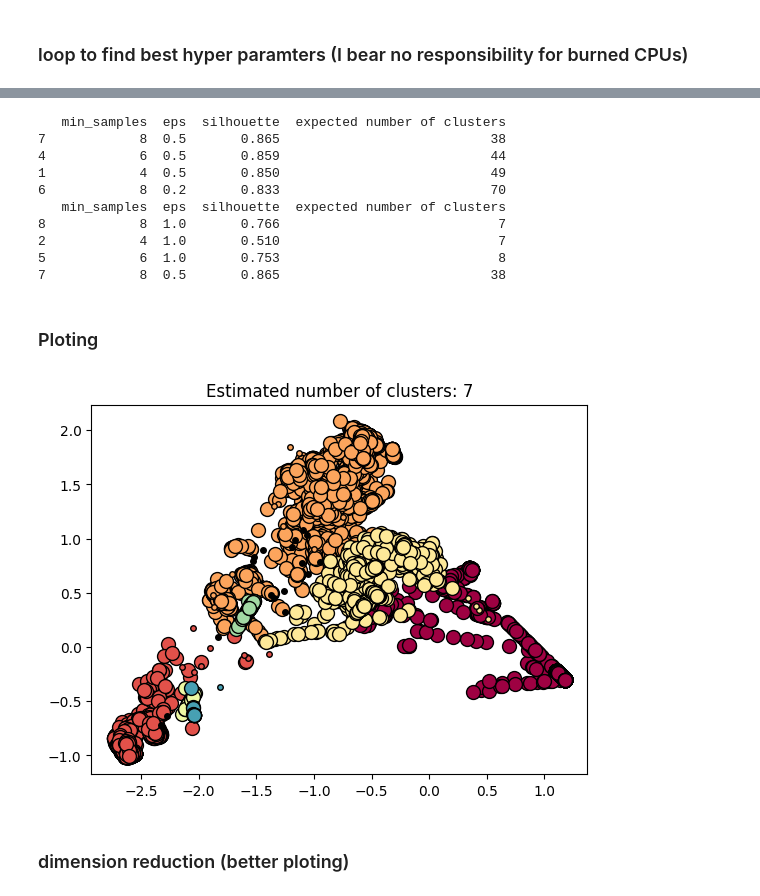
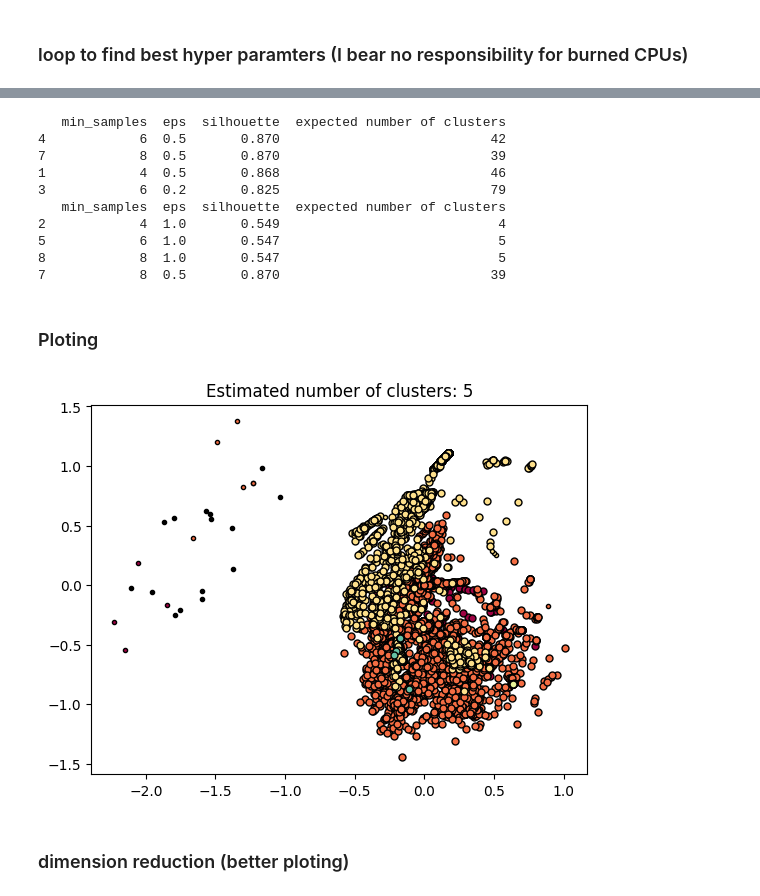
Before and after one commit to NikosKontou/6103_project, a Jupyter notebook: team_project.ipynb, the cells around one changed output, grey strips where cells are left out. Saved outputs shown, nothing was run; the diff lists cells and outputs as text; code cells hidden in the pictures.

```diff
--- a/team_project.ipynb
+++ b/team_project.ipynb
@@ -23,7 +30,5 @@ from sklearn.feature_selection import mutual_info_classif
 # %%
-#insert the data
-
-# the names might be icorect
+# based on kddcup.names from kaggle
 collumnNames =  [
     "duration", "protocol_type", "service", "flag", "src_bytes", "dst_bytes", "land",
     "wrong_fragment", "urgent", "hot", "num_failed_logins", "logged_in",
@@ -38,4 +43,7 @@ collumnNames =  [
 ]
 
 allData =pd.read_csv('kddcup.data_10_percent', header=None, names = collumnNames)
+allData = allData.sample(frac = 0.15)
+# last one is the label
 y_labels = allData.iloc[:, -1]
+set(y_labels)
@@ -87,23 +118,23 @@ for i in np.arange(4, 10, 2):
 # %%
-metricsDF = pd.DataFrame(evaluationMetricsDBSCAN)
-sortedMetrics= metricsDF.sort_values(by=['silhouette'], ascending= False)
-print(sortedMetrics[:4])
-sortedMetrics= sortedMetrics.sort_values(by=['expected number of clusters'], ascending= True)
-print(sortedMetrics[:4])
+# metricsDF = pd.DataFrame(evaluationMetricsDBSCAN)
+# sortedMetrics= metricsDF.sort_values(by=['silhouette'], ascending= False)
+# print(sortedMetrics[:4])
+# sortedMetrics= sortedMetrics.sort_values(by=['expected number of clusters'], ascending= True)
+# print(sortedMetrics[:4])
 # %% [output]
    min_samples  eps  silhouette  expected number of clusters
-7            8  0.5       0.865                           38
-4            6  0.5       0.859                           44
-1            4  0.5       0.850                           49
-6            8  0.2       0.833                           70
+4            6  0.5       0.870                           42
+7            8  0.5       0.870                           39
+1            4  0.5       0.868                           46
+3            6  0.2       0.825                           79
    min_samples  eps  silhouette  expected number of clusters
-8            8  1.0       0.766                            7
-2            4  1.0       0.510                            7
-5            6  1.0       0.753                            8
-7            8  0.5       0.865                           38
+2            4  1.0       0.549                            4
+5            6  1.0       0.547                            5
+8            8  1.0       0.547                            5
+7            8  0.5       0.870                           39
 # %%
-# once more with the best parameters ( i choose something with few clusters)
-db = DBSCAN(eps=1, min_samples=8).fit(data)
+# once more with the best parameters (we choose something with few clusters)
+db = DBSCAN(eps=1, min_samples=6).fit(data)
 core_samples_mask = np.zeros_like(db.labels_, dtype=bool)
 core_samples_mask[db.core_sample_indices_] = True
 labels = db.labels_
@@ -113,31 +144,31 @@ n_clusters_ = len(set(labels)) - (1 if -1 in labels else 0)
 # %%
 n_clusters_ = len(set(labels)) - (1 if -1 in labels else 0)
 plt.figure('dbscan')
 
 unique_labels = set(labels)
 colors = [plt.cm.Spectral(each)
           for each in np.linspace(0, 1, len(unique_labels))]
 for k, col in zip(unique_labels, colors):
     if k == -1:
         col = [0, 0, 0, 1]
 
     class_member_mask = (labels == k)
 
     # core nodes
     xy = data[class_member_mask & core_samples_mask]
-    plt.plot(xy[:, 0], xy[:, 1], 'o', markerfacecolor=tuple(col),
-             markeredgecolor='k', markersize=10)
+    plt.plot(xy[:, 12], xy[:, 4], 'o', markerfacecolor=tuple(col),
+             markeredgecolor='k', markersize=5)
 
     # border nodes
     xy = data[class_member_mask & ~core_samples_mask]
     plt.plot(xy[:, 0], xy[:, 1], 'o', markerfacecolor=tuple(col),
-             markeredgecolor='k', markersize=4)
+             markeredgecolor='k', markersize=3)
 
 plt.title('Estimated number of clusters: %d' % n_clusters_)
 plt.show()
 # black is noise.
 # %% [output]
-[figure, old version]
+[figure, new version]
 # %% [markdown]
 ### dimension reduction (better ploting)
 # %%
```
Also changed, not shown: parts of 18 cells of this notebook.
